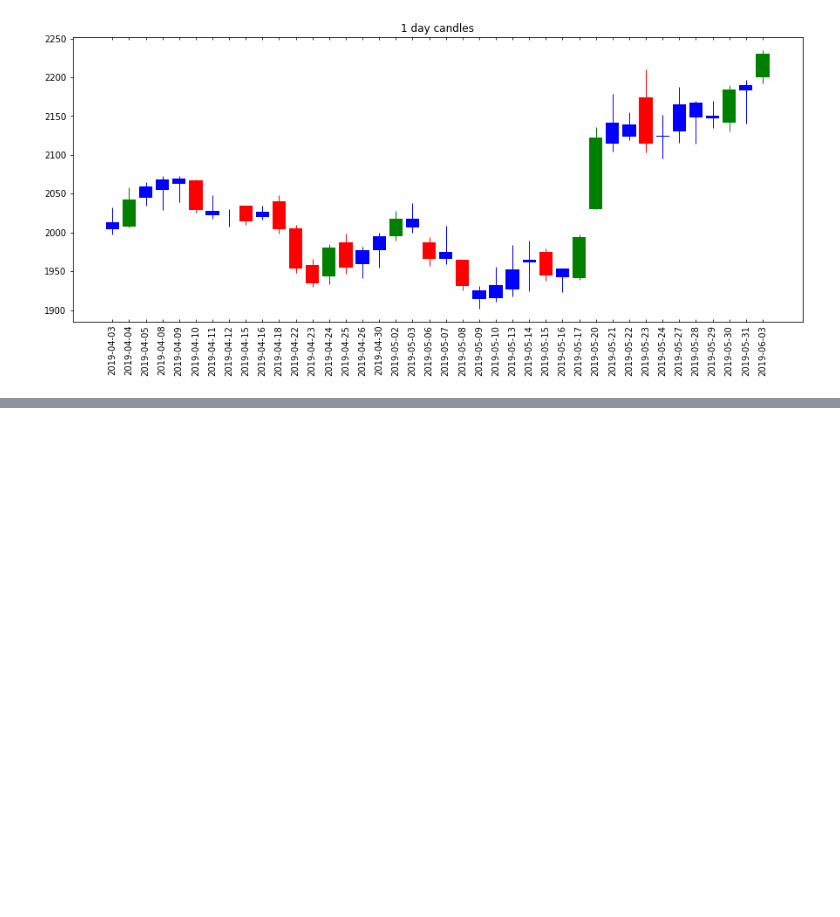
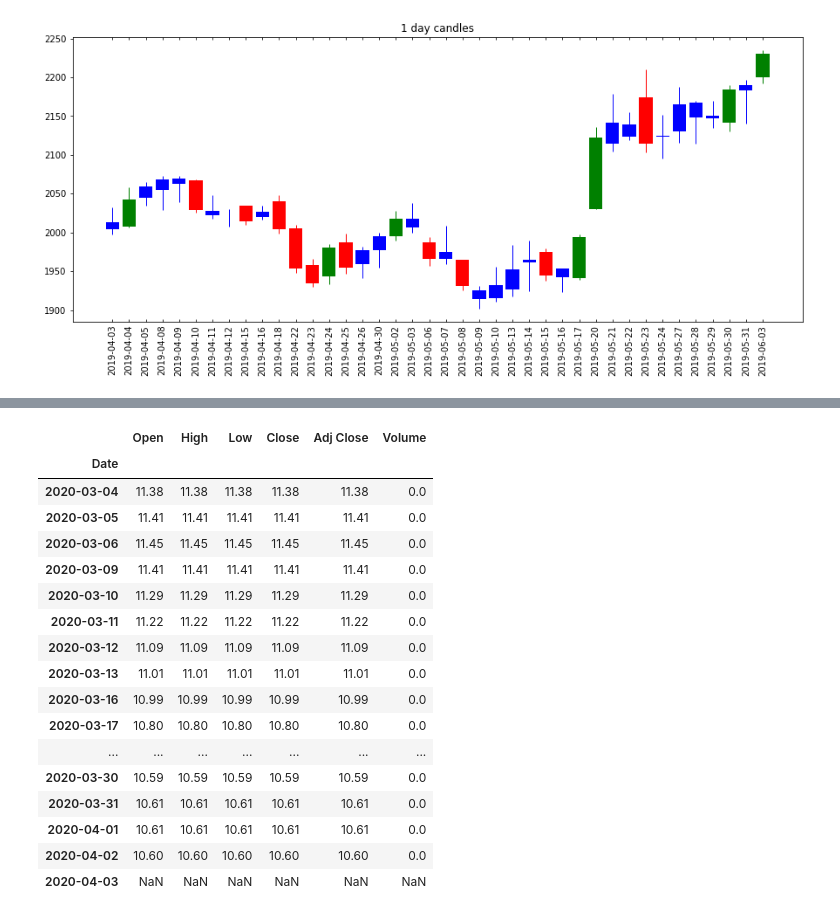
Before and after one commit to jnbhanuprakash13/repo, a Jupyter notebook: Stonksss1.ipynb, the cells around one changed output, grey strips where cells are left out. Cells and saved outputs as stored; diff of their text form; code cells hidden in the pictures; blank space fills up the shorter version.

```diff
--- a/Stonksss1.ipynb
+++ b/Stonksss1.ipynb
@@ -138,0 +453,27 @@ hdfc['Type'] = typ
+# %%
+dlf = pd.read_csv('DLFNX.csv')
+def set_ready(scrip):
+    scrip['Date'] = scrip['Date'].apply(pd.to_datetime)
+    scrip.set_index('Date',inplace=True)
+    return scrip
+dlf = set_ready(dlf)
+dlf
+# %% [output]
+|  | Open | High | Low | Close | Adj Close | Volume |
+| Date |  |  |  |  |  |  |
+| 2020-03-04 | 11.38 | 11.38 | 11.38 | 11.38 | 11.38 | 0.0 |
+| 2020-03-05 | 11.41 | 11.41 | 11.41 | 11.41 | 11.41 | 0.0 |
+| 2020-03-06 | 11.45 | 11.45 | 11.45 | 11.45 | 11.45 | 0.0 |
+| 2020-03-09 | 11.41 | 11.41 | 11.41 | 11.41 | 11.41 | 0.0 |
+| 2020-03-10 | 11.29 | 11.29 | 11.29 | 11.29 | 11.29 | 0.0 |
+| 2020-03-11 | 11.22 | 11.22 | 11.22 | 11.22 | 11.22 | 0.0 |
+| 2020-03-12 | 11.09 | 11.09 | 11.09 | 11.09 | 11.09 | 0.0 |
+| 2020-03-13 | 11.01 | 11.01 | 11.01 | 11.01 | 11.01 | 0.0 |
+| 2020-03-16 | 10.99 | 10.99 | 10.99 | 10.99 | 10.99 | 0.0 |
+| 2020-03-17 | 10.80 | 10.80 | 10.80 | 10.80 | 10.80 | 0.0 |
+| ... | ... | ... | ... | ... | ... | ... |
+| 2020-03-30 | 10.59 | 10.59 | 10.59 | 10.59 | 10.59 | 0.0 |
+| 2020-03-31 | 10.61 | 10.61 | 10.61 | 10.61 | 10.61 | 0.0 |
+| 2020-04-01 | 10.61 | 10.61 | 10.61 | 10.61 | 10.61 | 0.0 |
+| 2020-04-02 | 10.60 | 10.60 | 10.60 | 10.60 | 10.60 | 0.0 |
+| 2020-04-03 | NaN | NaN | NaN | NaN | NaN | NaN |
```
Also changed, not shown: parts of 10 cells of this notebook.
